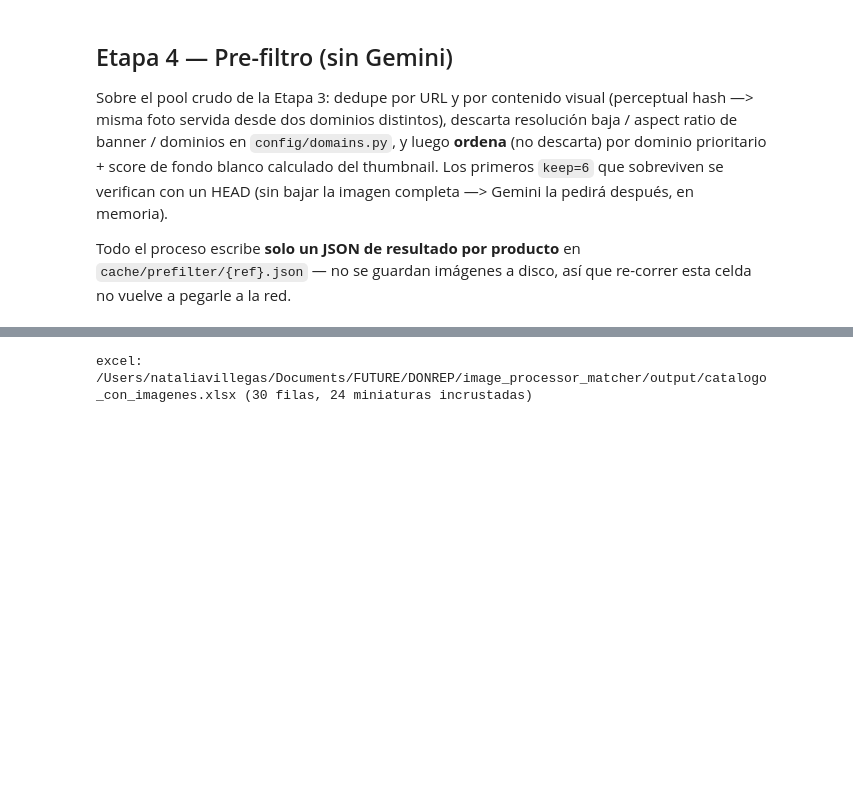
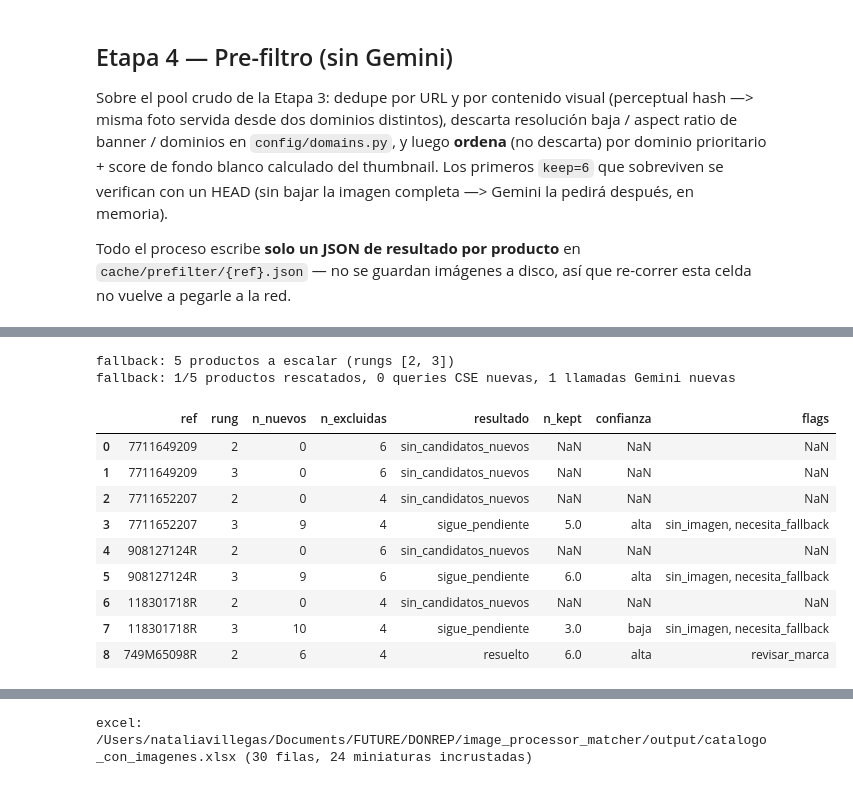
Before and after one commit to NataliaVillegasC/image_processor_matcher, a Jupyter notebook: mvp_pipeline.ipynb, the cells around one changed output, grey strips where cells are left out. Cells and saved outputs as stored; diff of their text form; code cells hidden in the pictures; blank space fills up the shorter version.

```diff
--- a/mvp_pipeline.ipynb
+++ b/mvp_pipeline.ipynb
@@ -427,0 +434,21 @@ for ref, r in seleccionados.items():
+# %%
+# Escalado automatico para los productos flagged tras la Etapa 5. El log
+# muestra que rung rescato que producto (o donde sigue perdido).
+from pipeline.fallback import escalate_df
+
+log_fallback = escalate_df(golden, resultados, filtrados, seleccionados,
+                           max_queries=20, max_calls=20)
+log_fallback
+# %% [output]
+fallback: 5 productos a escalar (rungs [2, 3])
+fallback: 1/5 productos rescatados, 0 queries CSE nuevas, 1 llamadas Gemini nuevas
+|  | ref | rung | n_nuevos | n_excluidas | resultado | n_kept | confianza | flags |
+| 0 | 7711649209 | 2 | 0 | 6 | sin_candidatos_nuevos | NaN | NaN | NaN |
+| 1 | 7711649209 | 3 | 0 | 6 | sin_candidatos_nuevos | NaN | NaN | NaN |
+| 2 | 7711652207 | 2 | 0 | 4 | sin_candidatos_nuevos | NaN | NaN | NaN |
+| 3 | 7711652207 | 3 | 9 | 4 | sigue_pendiente | 5.0 | alta | sin_imagen, necesita_fallback |
+| 4 | 908127124R | 2 | 0 | 6 | sin_candidatos_nuevos | NaN | NaN | NaN |
+| 5 | 908127124R | 3 | 9 | 6 | sigue_pendiente | 6.0 | alta | sin_imagen, necesita_fallback |
+| 6 | 118301718R | 2 | 0 | 4 | sin_candidatos_nuevos | NaN | NaN | NaN |
+| 7 | 118301718R | 3 | 10 | 4 | sigue_pendiente | 3.0 | baja | sin_imagen, necesita_fallback |
+| 8 | 749M65098R | 2 | 6 | 4 | resuelto | 6.0 | alta | revisar_marca |
```
Also changed, not shown: parts of 11 cells of this notebook, 7 other files.
